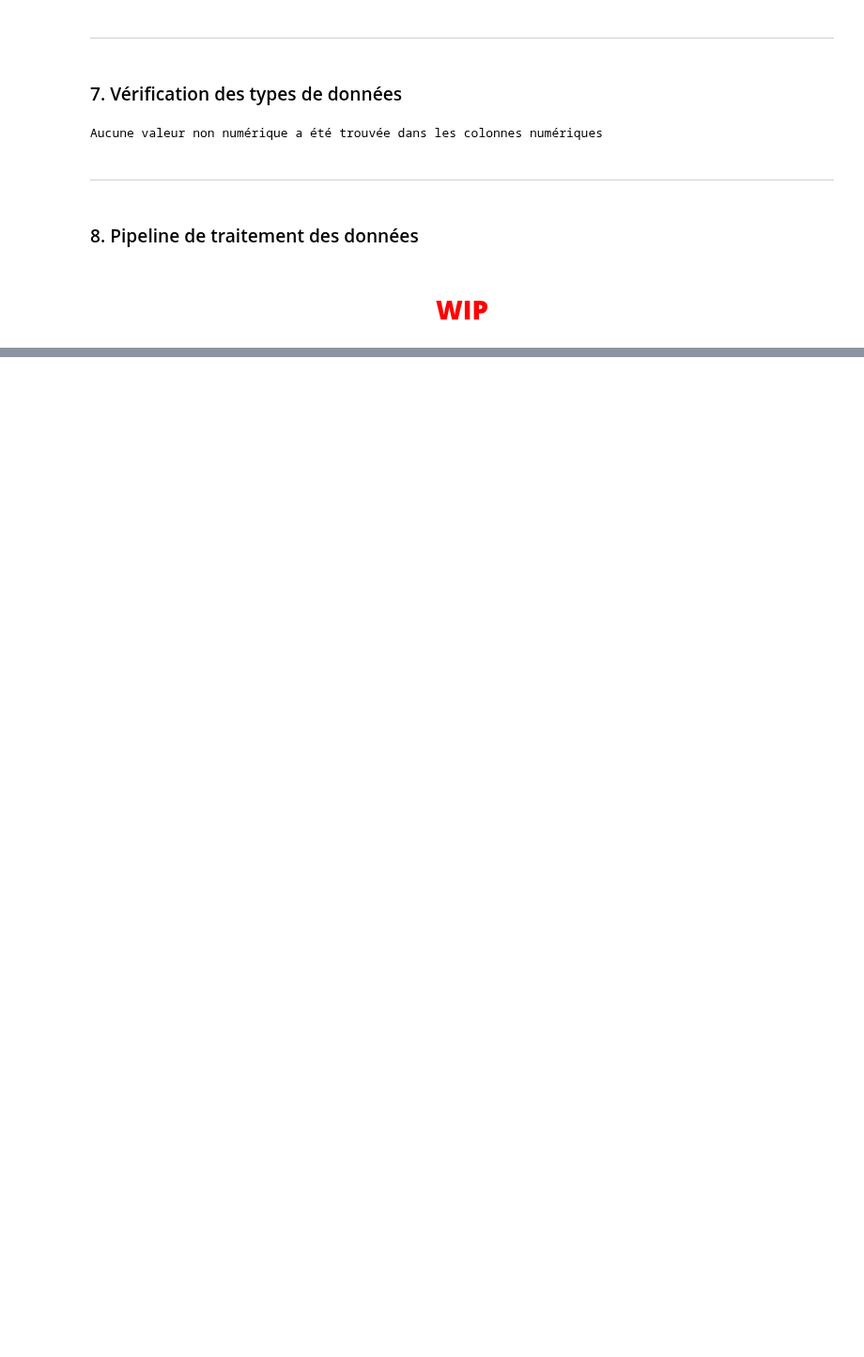
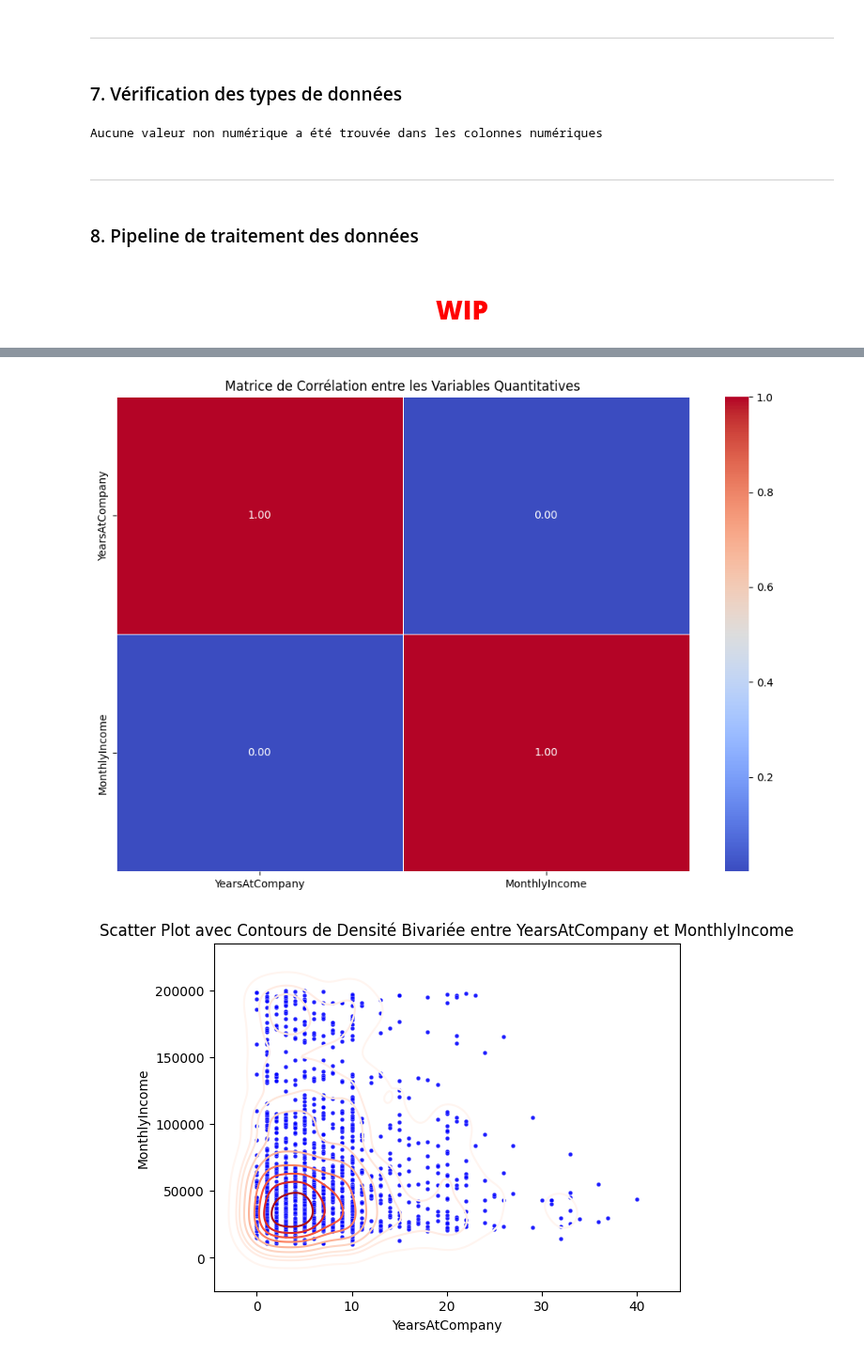
Before and after one commit to warren-gaure/projet-ia, a Jupyter notebook: notebooks/Livrable.ipynb, the cells around one changed output, grey strips where cells are left out. Shown at 94% size. Cells and saved outputs as stored; diff of their text form; code cells hidden in the pictures; blank space fills up the shorter version.

Commit message:
WIP Corrélation établie

```diff
--- a/notebooks/Livrable.ipynb
+++ b/notebooks/Livrable.ipynb
@@ -281,0 +500,25 @@ for column in categorical_columns:
+# %%
+def analyse_num_num(df,var1,var2):
+  # Application des analyses pour chaque paire
+
+
+
+  # Heatmap de corrélation
+  correlation_heatmap(df[[var1, var2]])
+
+  # Scatter Plot
+  scatter_plot(df, var1, var2)
+
+  # Carte de densité bivariée (KDE)
+  plot_bivariate_density(df, var1, var2)
+
+  # Régression linéaire
+  linear_regression_plot(df, var1, var2)
+
+  # Joint Plot
+  joint_plot(df, var1, var2)
+# %%
+analyse_num_num(merged_dataset,'YearsAtCompany','MonthlyIncome')
+# %% [output]
+[figure, added]
+[figure, added]
```
Also changed, not shown: parts of 14 cells of this notebook.
